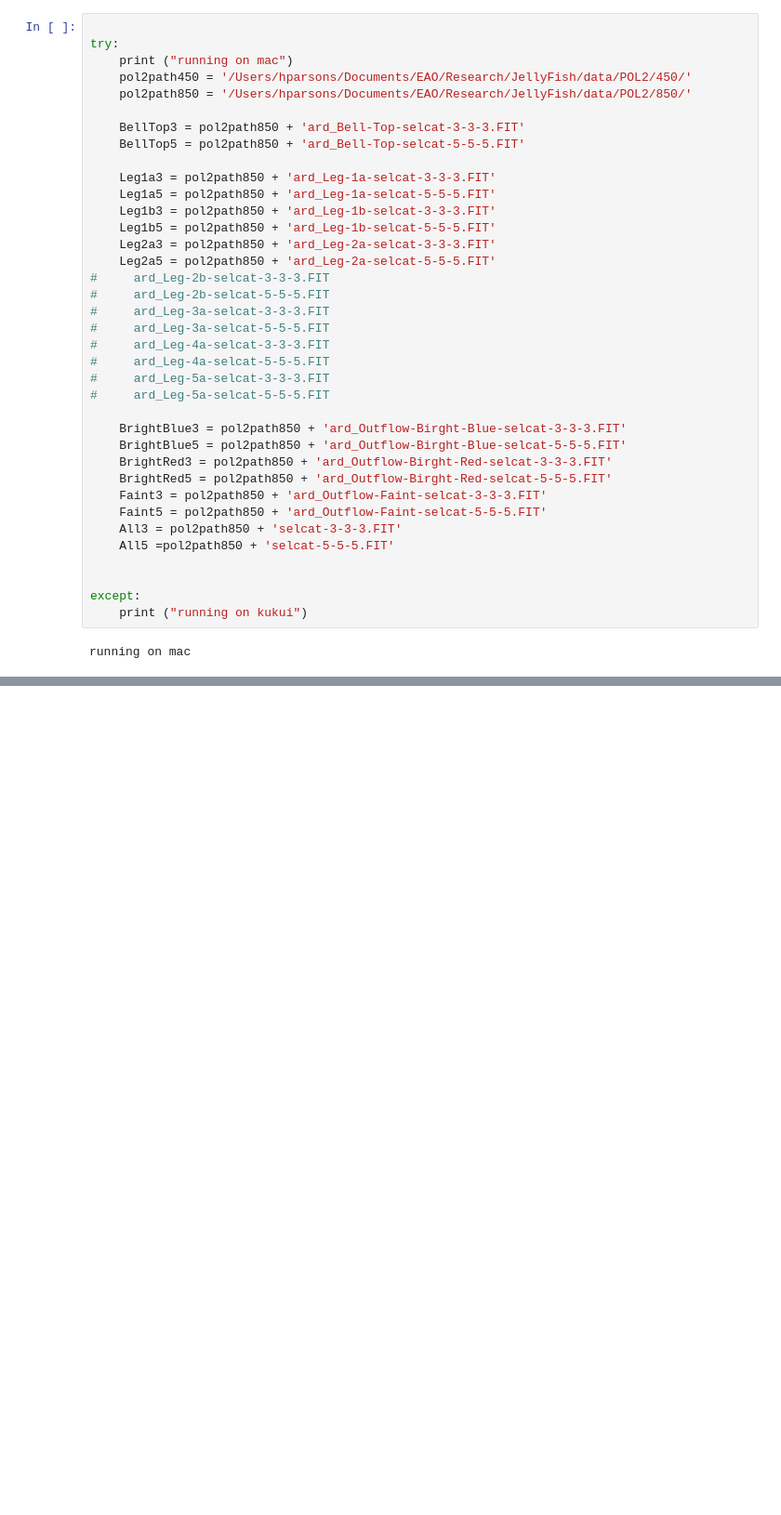
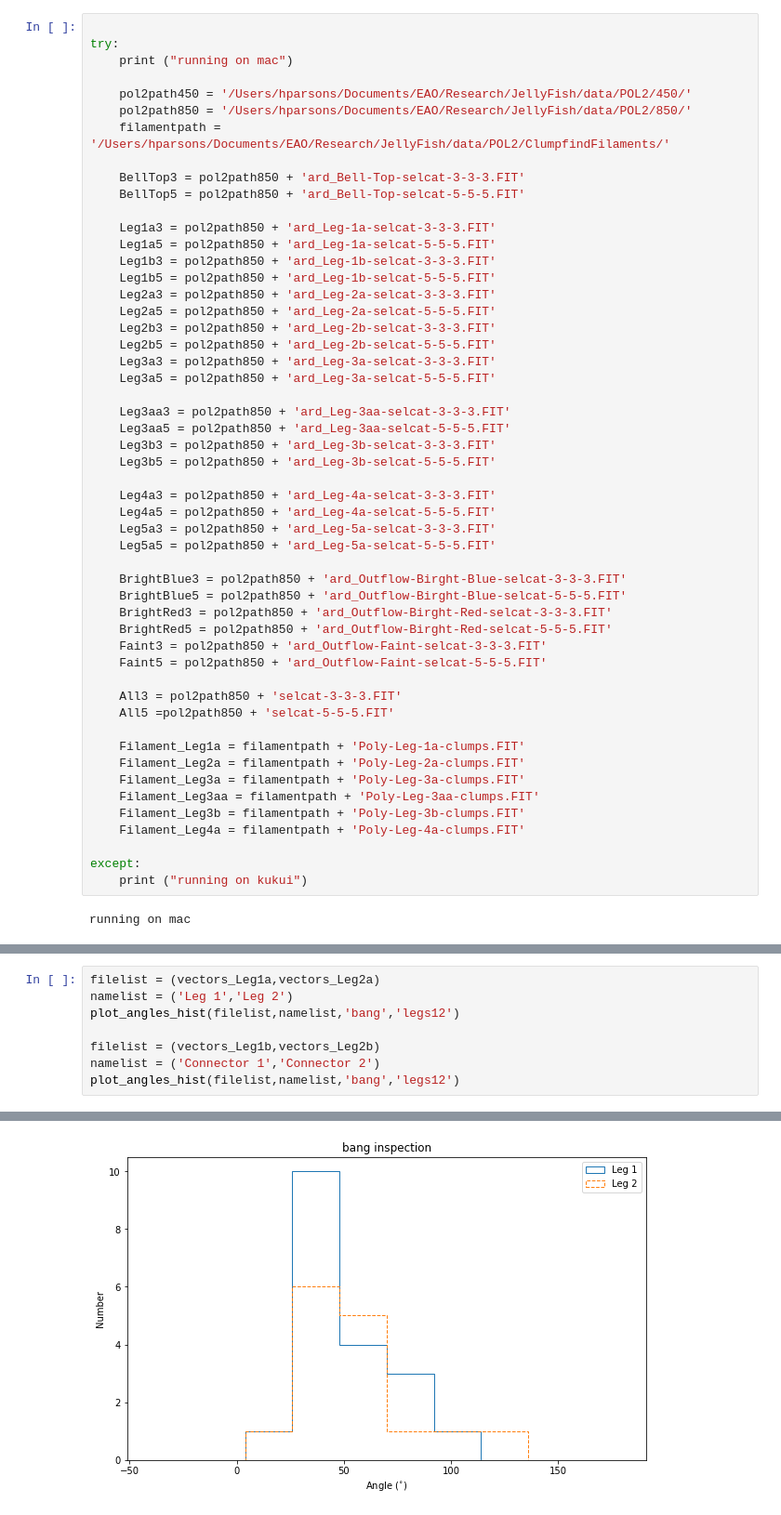
Before and after one commit to parsonsh/eaoTools, a Jupyter notebook: POL2-vector-analysis.ipynb, the cells around one changed output, grey strips where cells are left out. Shown at 93% size. Drawn from its saved outputs; the diff is of its cells as text; blank space fills up the shorter version.

```diff
--- a/POL2-vector-analysis.ipynb
+++ b/POL2-vector-analysis.ipynb
@@ -86,8 +106,10 @@ def calculate_bang(self): # calculates the B angle (POL-2 angle + 90)
 
 try:
     print ("running on mac")
+
     pol2path450 = '/Users/hparsons/Documents/EAO/Research/JellyFish/data/POL2/450/'
     pol2path850 = '/Users/hparsons/Documents/EAO/Research/JellyFish/data/POL2/850/'
+    filamentpath = '/Users/hparsons/Documents/EAO/Research/JellyFish/data/POL2/ClumpfindFilaments/'
 
     BellTop3 = pol2path850 + 'ard_Bell-Top-selcat-3-3-3.FIT'
     BellTop5 = pol2path850 + 'ard_Bell-Top-selcat-5-5-5.FIT'
@@ -98,14 +120,20 @@ try:
     Leg1b5 = pol2path850 + 'ard_Leg-1b-selcat-5-5-5.FIT'
     Leg2a3 = pol2path850 + 'ard_Leg-2a-selcat-3-3-3.FIT'
     Leg2a5 = pol2path850 + 'ard_Leg-2a-selcat-5-5-5.FIT'
-#     ard_Leg-2b-selcat-3-3-3.FIT
-#     ard_Leg-2b-selcat-5-5-5.FIT
-#     ard_Leg-3a-selcat-3-3-3.FIT
-#     ard_Leg-3a-selcat-5-5-5.FIT
-#     ard_Leg-4a-selcat-3-3-3.FIT
-#     ard_Leg-4a-selcat-5-5-5.FIT
-#     ard_Leg-5a-selcat-3-3-3.FIT
-#     ard_Leg-5a-selcat-5-5-5.FIT
+    Leg2b3 = pol2path850 + 'ard_Leg-2b-selcat-3-3-3.FIT'
+    Leg2b5 = pol2path850 + 'ard_Leg-2b-selcat-5-5-5.FIT'
+    Leg3a3 = pol2path850 + 'ard_Leg-3a-selcat-3-3-3.FIT'
+    Leg3a5 = pol2path850 + 'ard_Leg-3a-selcat-5-5-5.FIT'
+
+    Leg3aa3 = pol2path850 + 'ard_Leg-3aa-selcat-3-3-3.FIT'
+    Leg3aa5 = pol2path850 + 'ard_Leg-3aa-selcat-5-5-5.FIT'
+    Leg3b3 = pol2path850 + 'ard_Leg-3b-selcat-3-3-3.FIT'
+    Leg3b5 = pol2path850 + 'ard_Leg-3b-selcat-5-5-5.FIT'
+
+    Leg4a3 = pol2path850 + 'ard_Leg-4a-selcat-3-3-3.FIT'
+    Leg4a5 = pol2path850 + 'ard_Leg-4a-selcat-5-5-5.FIT'
+    Leg5a3 = pol2path850 + 'ard_Leg-5a-selcat-3-3-3.FIT'
+    Leg5a5 = pol2path850 + 'ard_Leg-5a-selcat-5-5-5.FIT'
 
     BrightBlue3 = pol2path850 + 'ard_Outflow-Birght-Blue-selcat-3-3-3.FIT'
     BrightBlue5 = pol2path850 + 'ard_Outflow-Birght-Blue-selcat-5-5-5.FIT'
@@ -113,9 +141,16 @@ try:
     BrightRed5 = pol2path850 + 'ard_Outflow-Birght-Red-selcat-5-5-5.FIT'
     Faint3 = pol2path850 + 'ard_Outflow-Faint-selcat-3-3-3.FIT'
     Faint5 = pol2path850 + 'ard_Outflow-Faint-selcat-5-5-5.FIT'
+
     All3 = pol2path850 + 'selcat-3-3-3.FIT'
     All5 =pol2path850 + 'selcat-5-5-5.FIT'
 
+    Filament_Leg1a = filamentpath + 'Poly-Leg-1a-clumps.FIT'
+    Filament_Leg2a = filamentpath + 'Poly-Leg-2a-clumps.FIT'
+    Filament_Leg3a = filamentpath + 'Poly-Leg-3a-clumps.FIT'
+    Filament_Leg3aa = filamentpath + 'Poly-Leg-3aa-clumps.FIT'
+    Filament_Leg3b = filamentpath + 'Poly-Leg-3b-clumps.FIT'
+    Filament_Leg4a = filamentpath + 'Poly-Leg-4a-clumps.FIT'
 
 except:
     print ("running on kukui")
@@ -236,0 +381,9 @@ plt.title('angle inspection')
+# %%
+filelist = (vectors_Leg1a,vectors_Leg2a)
+namelist = ('Leg 1','Leg 2')
+plot_angles_hist(filelist,namelist,'bang','legs12')
+
+filelist = (vectors_Leg1b,vectors_Leg2b)
+namelist = ('Connector 1','Connector 2')
+plot_angles_hist(filelist,namelist,'bang','legs12')
+# %% [output]
@@ -236,0 +395 @@ plt.title('angle inspection')
+[figure, added]
```
Also changed, not shown: parts of 36 cells of this notebook.
